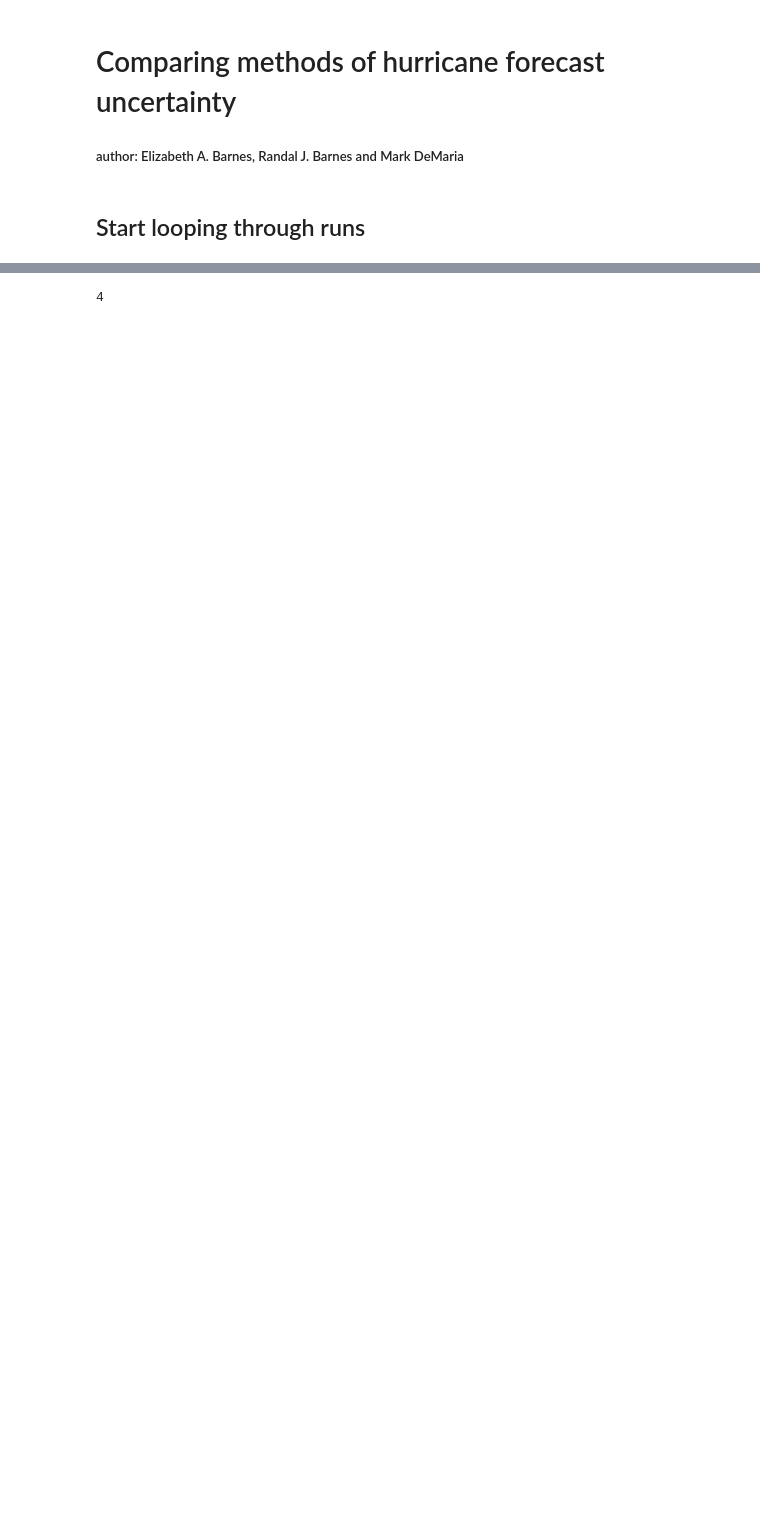
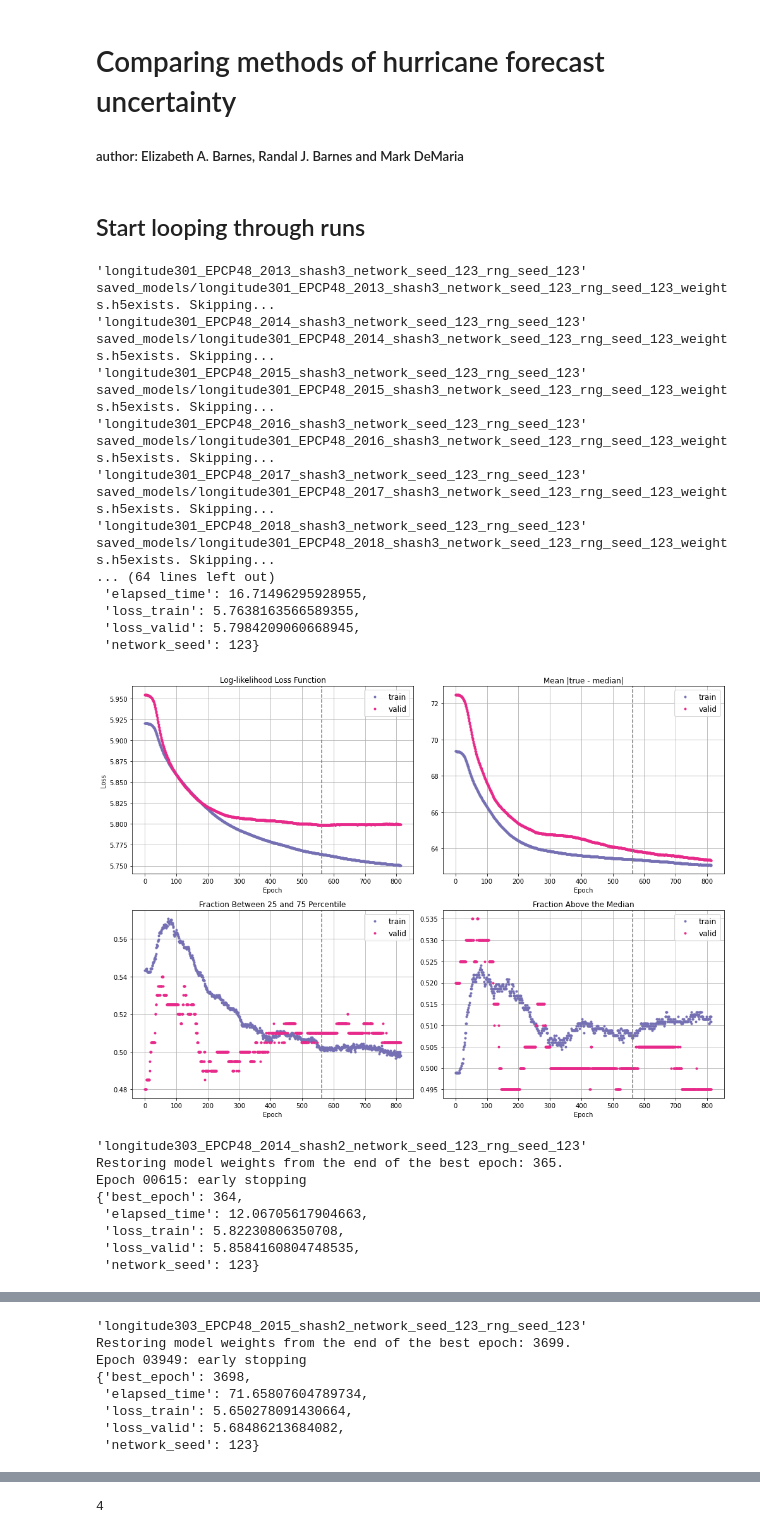
Before and after one commit to mafern/tcane_track, a Jupyter notebook: split_shash/_train_model.ipynb, the cells around one changed output, grey strips where cells are left out. Drawn from its saved outputs; the diff is of its cells as text; code cells hidden in the pictures; blank space fills up the shorter version.

Commit message:
updated single model analysis code

```diff
--- a/split_shash/_train_model.ipynb
+++ b/split_shash/_train_model.ipynb
@@ -33,15 +33,16 @@ __version__ = "v1.0.1, 27 July 2022"
 
 imp.reload(experiment_settings)
 EXP_NAME_LIST = (
-    # "longitude202_AL48",
-    # "latitude202_AL48",
     "longitude301_EPCP48",
     "latitude301_EPCP48",
-
+    "longitude302_EPCP48",
+    "latitude302_EPCP48",
+    "longitude303_EPCP48",
+    "latitude303_EPCP48",
 )
 
 OVERWRITE_MODEL = False
-DATA_PATH = "data/"
+DATA_PATH = "../data/"
 MODEL_PATH = "saved_models/"
 # %%
 mpl.rcParams["figure.facecolor"] = "white"
@@ -57,13 +58,11 @@ for exp_name in EXP_NAME_LIST:
 
     # set testing data
     if settings["test_condition"] == "leave-one-out":
-        TESTING_YEARS_LIST = (2020,)#np.arange(2013,2022)
+        TESTING_YEARS_LIST = np.arange(2013,2022)
     elif settings["test_condition"] == "years":
         TESTING_YEARS_LIST = (np.copy(settings["years_test"]))
     else:
         raise NotImplementError('no such testing condition')
-
-
 
     for testing_years in TESTING_YEARS_LIST:
         # set testing year
@@ -88,7 +87,7 @@ for exp_name in EXP_NAME_LIST:
                 df_val,
                 df_test,
                 df_valtest,
-            ) = build_hurricane_data(DATA_PATH, settings, verbose=1)
+            ) = build_hurricane_data(DATA_PATH, settings, verbose=0)
 
             # define the callbacks
             earlystoping_callback = tf.keras.callbacks.EarlyStopping(
@@ -136,7 +135,7 @@ for exp_name in EXP_NAME_LIST:
                     onehot_train,
                     model_compile=True,
                 )
-                model.summary()
+                # model.summary()
 
                 # check if the model exists
                 model_savename = MODEL_PATH + model_name + "_weights.h5"
@@ -152,30 +151,57 @@ for exp_name in EXP_NAME_LIST:
                     validation_data=(x_val, onehot_val),
                     batch_size=settings["batch_size"],
                     epochs=settings["n_epochs"],
                     shuffle=True,
                     verbose=0,
                     callbacks=callbacks,
                 )
                 stop_time = time.time()
 
                 # Display the results, and save the model rum.
                 best_epoch = np.argmin(history.history["val_loss"])
                 fit_summary = {
                     "network_seed": network_seed,
                     "elapsed_time": stop_time - start_time,
                     "best_epoch": best_epoch,
                     "loss_train": history.history["loss"][best_epoch],
                     "loss_valid": history.history["val_loss"][best_epoch],
                 }
                 pprint.pprint(fit_summary, width=80)
                 plot_history(history, model_name)
 
                 save_model_run(
                     data_summary,
                     fit_summary,
                     model,
                     MODEL_PATH,
                     model_name,
                     settings,
                     __version__,
                 )
+# %% [output]
+'longitude301_EPCP48_2013_shash3_network_seed_123_rng_seed_123'
+saved_models/longitude301_EPCP48_2013_shash3_network_seed_123_rng_seed_123_weights.h5exists. Skipping...
+'longitude301_EPCP48_2014_shash3_network_seed_123_rng_seed_123'
+saved_models/longitude301_EPCP48_2014_shash3_network_seed_123_rng_seed_123_weights.h5exists. Skipping...
+'longitude301_EPCP48_2015_shash3_network_seed_123_rng_seed_123'
+saved_models/longitude301_EPCP48_2015_shash3_network_seed_123_rng_seed_123_weights.h5exists. Skipping...
+'longitude301_EPCP48_2016_shash3_network_seed_123_rng_seed_123'
+saved_models/longitude301_EPCP48_2016_shash3_network_seed_123_rng_seed_123_weights.h5exists. Skipping...
+'longitude301_EPCP48_2017_shash3_network_seed_123_rng_seed_123'
+saved_models/longitude301_EPCP48_2017_shash3_network_seed_123_rng_seed_123_weights.h5exists. Skipping...
+'longitude301_EPCP48_2018_shash3_network_seed_123_rng_seed_123'
+saved_models/longitude301_EPCP48_2018_shash3_network_seed_123_rng_seed_123_weights.h5exists. Skipping...
+... (64 lines left out)
+ 'elapsed_time': 16.71496295928955,
+ 'loss_train': 5.7638163566589355,
+ 'loss_valid': 5.7984209060668945,
+ 'network_seed': 123}
+[figure, added]
+'longitude303_EPCP48_2014_shash2_network_seed_123_rng_seed_123'
+Restoring model weights from the end of the best epoch: 365.
+Epoch 00615: early stopping
+{'best_epoch': 364,
+ 'elapsed_time': 12.06705617904663,
+ 'loss_train': 5.82230806350708,
+ 'loss_valid': 5.8584160804748535,
+ 'network_seed': 123}
@@ -181,0 +209,8 @@ for exp_name in EXP_NAME_LIST:
+'longitude303_EPCP48_2015_shash2_network_seed_123_rng_seed_123'
+Restoring model weights from the end of the best epoch: 3699.
+Epoch 03949: early stopping
+{'best_epoch': 3698,
+ 'elapsed_time': 71.65807604789734,
+ 'loss_train': 5.650278091430664,
+ 'loss_valid': 5.68486213684082,
+ 'network_seed': 123}
```
Also changed, not shown: parts of 1 cell of this notebook, 5 other files.
